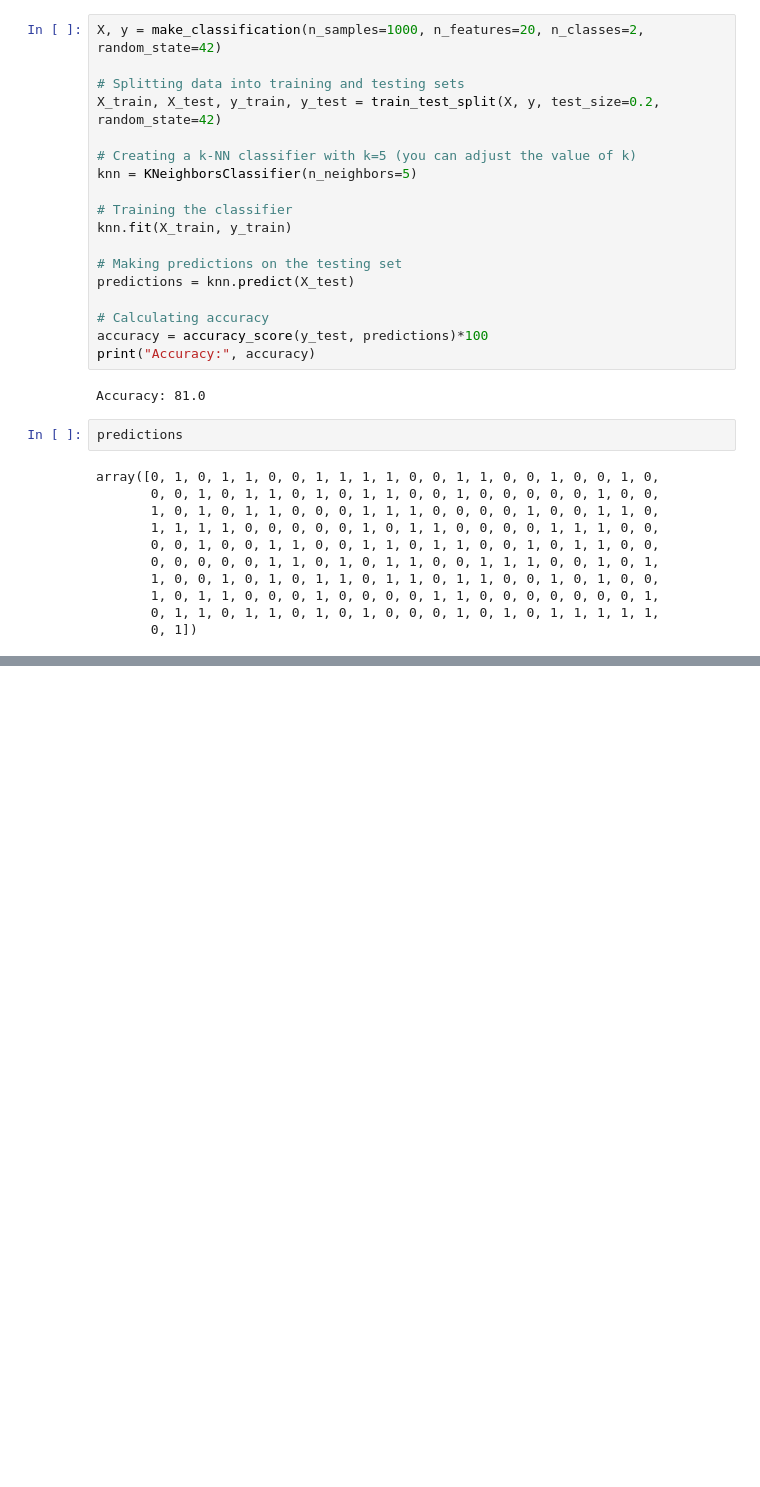
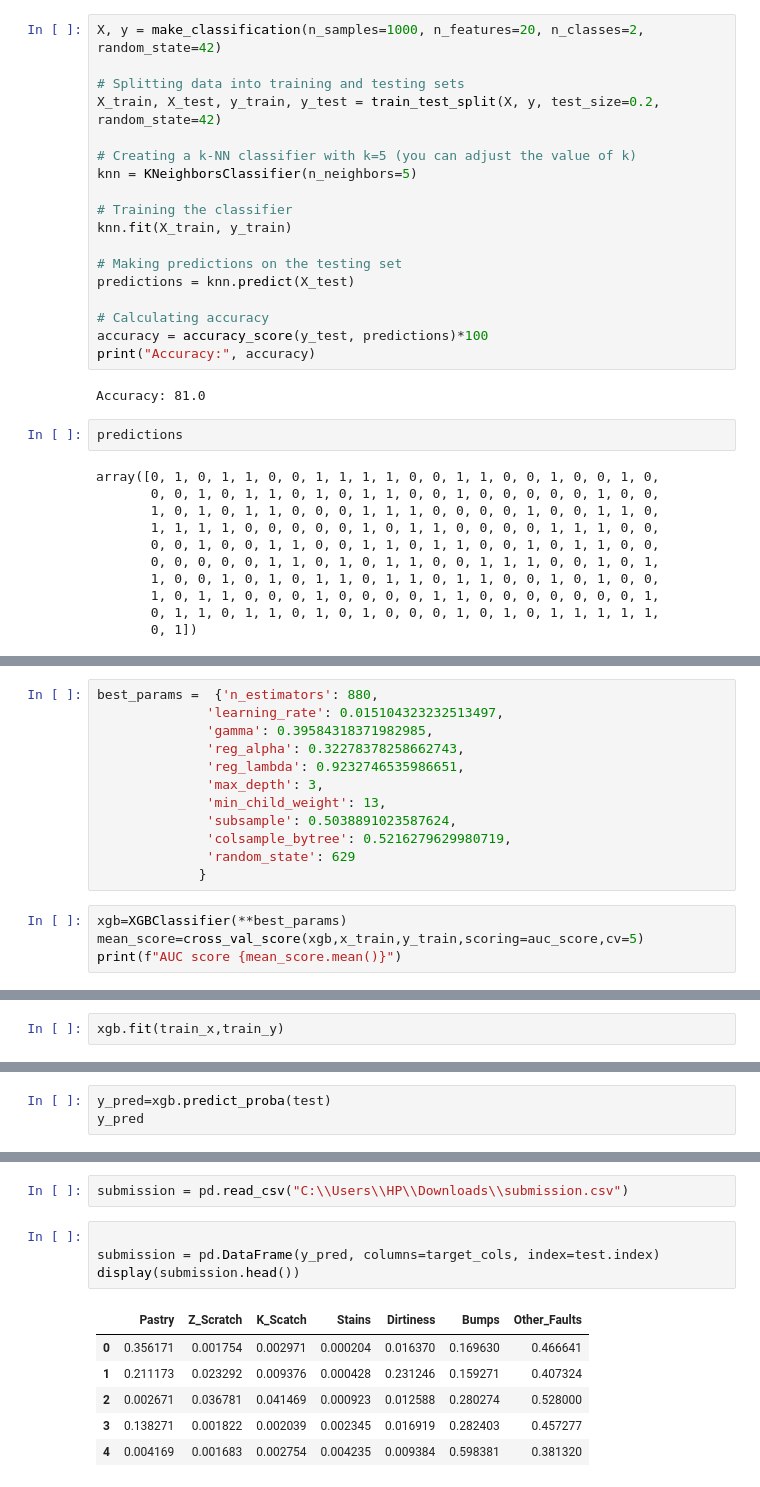
Before and after one commit to masterpie/Steel-Plate-Defect-Prediction, a Jupyter notebook: Steel plate defect prediction.ipynb, the cells around one changed output, grey strips where cells are left out. Cells and saved outputs as stored; diff of their text form; blank space fills up the shorter version.

```diff
--- a/Steel plate defect prediction.ipynb
+++ b/Steel plate defect prediction.ipynb
@@ -449,0 +448,16 @@ main
+# %%
+best_params =  {'n_estimators': 880,
+              'learning_rate': 0.015104323232513497,
+              'gamma': 0.39584318371982985,
+              'reg_alpha': 0.32278378258662743,
+              'reg_lambda': 0.9232746535986651,
+              'max_depth': 3,
+              'min_child_weight': 13,
+              'subsample': 0.5038891023587624,
+              'colsample_bytree': 0.5216279629980719,
+              'random_state': 629
+             }
+# %%
+xgb=XGBClassifier(**best_params)
+mean_score=cross_val_score(xgb,x_train,y_train,scoring=auc_score,cv=5)
+print(f"AUC score {mean_score.mean()}")
@@ -449,0 +466,2 @@ main
+# %%
+xgb.fit(train_x,train_y)
@@ -449,0 +481,3 @@ main
+# %%
+y_pred=xgb.predict_proba(test)
+y_pred
@@ -449,0 +498,13 @@ main
+# %%
+submission = pd.read_csv("C:\\Users\\HP\\Downloads\\submission.csv")
+# %%
+
+submission = pd.DataFrame(y_pred, columns=target_cols, index=test.index)
+display(submission.head())
+# %% [output]
+|  | Pastry | Z_Scratch | K_Scatch | Stains | Dirtiness | Bumps | Other_Faults |
+| 0 | 0.356171 | 0.001754 | 0.002971 | 0.000204 | 0.016370 | 0.169630 | 0.466641 |
+| 1 | 0.211173 | 0.023292 | 0.009376 | 0.000428 | 0.231246 | 0.159271 | 0.407324 |
+| 2 | 0.002671 | 0.036781 | 0.041469 | 0.000923 | 0.012588 | 0.280274 | 0.528000 |
+| 3 | 0.138271 | 0.001822 | 0.002039 | 0.002345 | 0.016919 | 0.282403 | 0.457277 |
+| 4 | 0.004169 | 0.001683 | 0.002754 | 0.004235 | 0.009384 | 0.598381 | 0.381320 |
```
Also changed, not shown: parts of 23 cells of this notebook.
